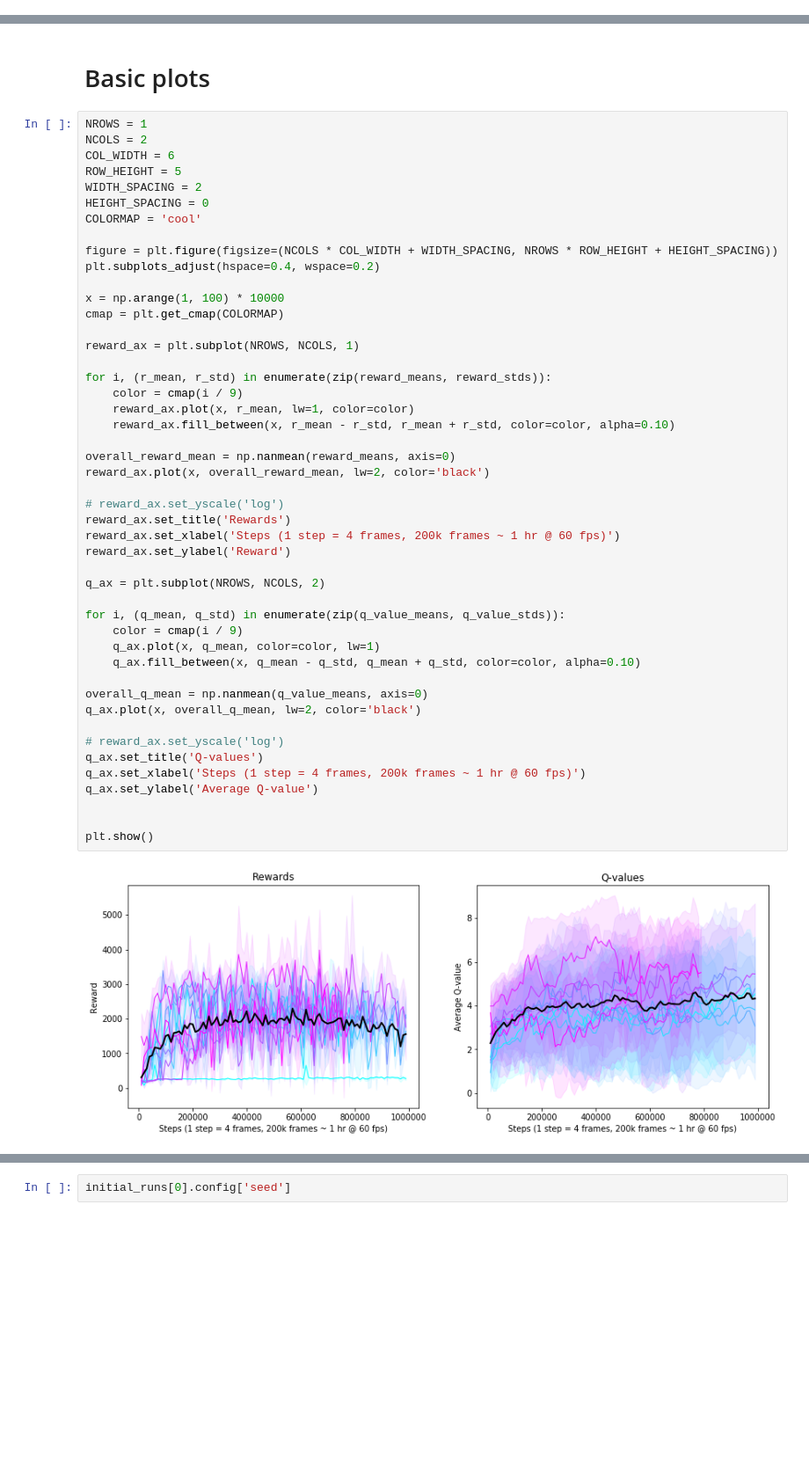
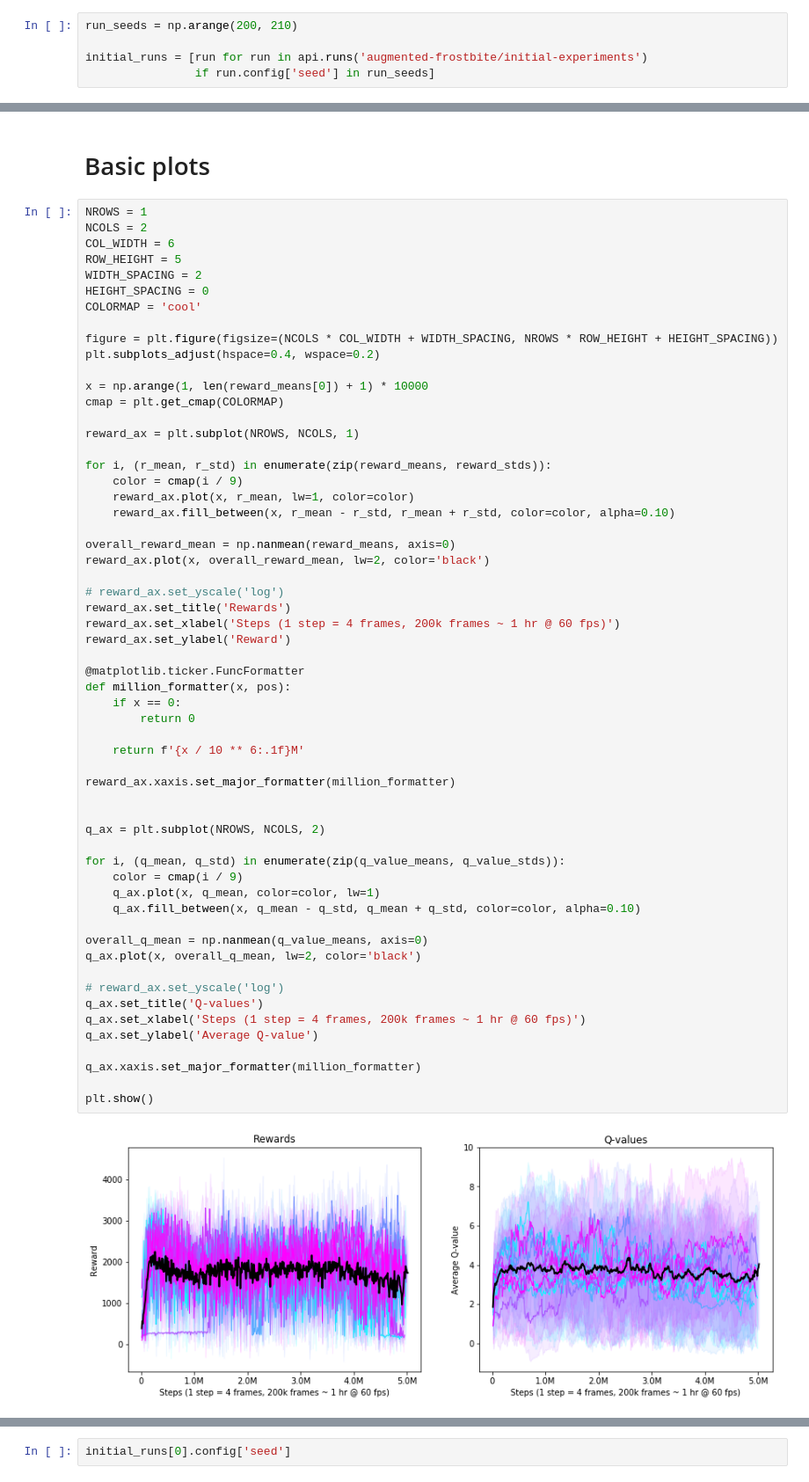
Before and after one commit to guydav/Rainbow, a Jupyter notebook: notebooks/initial_plots.ipynb, the cells around one changed output, grey strips where cells are left out. Shown at 88% size. Saved outputs shown, nothing was run; the diff lists cells and outputs as text; blank space fills up the shorter version.

```diff
--- a/notebooks/initial_plots.ipynb
+++ b/notebooks/initial_plots.ipynb
@@ -31,3 +29,8 @@ initial_runs = api.runs('augmented-frostbite/initial-experiments')
+# %%
+run_seeds = np.arange(200, 210)
+
+initial_runs = [run for run in api.runs('augmented-frostbite/initial-experiments')
+                if run.config['seed'] in run_seeds]
 # %%
 q_value_means = []
 q_value_stds = []
@@ -74,7 +77,7 @@ COLORMAP = 'cool'
 figure = plt.figure(figsize=(NCOLS * COL_WIDTH + WIDTH_SPACING, NROWS * ROW_HEIGHT + HEIGHT_SPACING))
 plt.subplots_adjust(hspace=0.4, wspace=0.2)
 
-x = np.arange(1, 100) * 10000
+x = np.arange(1, len(reward_means[0]) + 1) * 10000
 cmap = plt.get_cmap(COLORMAP)
 
 reward_ax = plt.subplot(NROWS, NCOLS, 1)
@@ -83,33 +86,44 @@ for i, (r_mean, r_std) in enumerate(zip(reward_means, reward_stds)):
     color = cmap(i / 9)
     reward_ax.plot(x, r_mean, lw=1, color=color)
     reward_ax.fill_between(x, r_mean - r_std, r_mean + r_std, color=color, alpha=0.10)
 
 overall_reward_mean = np.nanmean(reward_means, axis=0)
 reward_ax.plot(x, overall_reward_mean, lw=2, color='black')
 
 # reward_ax.set_yscale('log')
 reward_ax.set_title('Rewards')
 reward_ax.set_xlabel('Steps (1 step = 4 frames, 200k frames ~ 1 hr @ 60 fps)')
 reward_ax.set_ylabel('Reward')
 
+@matplotlib.ticker.FuncFormatter
+def million_formatter(x, pos):
+    if x == 0:
+        return 0
+
+    return f'{x / 10 ** 6:.1f}M'
+
+reward_ax.xaxis.set_major_formatter(million_formatter)
+
+
 q_ax = plt.subplot(NROWS, NCOLS, 2)
 
 for i, (q_mean, q_std) in enumerate(zip(q_value_means, q_value_stds)):
     color = cmap(i / 9)
     q_ax.plot(x, q_mean, color=color, lw=1)
     q_ax.fill_between(x, q_mean - q_std, q_mean + q_std, color=color, alpha=0.10)
 
 overall_q_mean = np.nanmean(q_value_means, axis=0)
 q_ax.plot(x, overall_q_mean, lw=2, color='black')
 
 # reward_ax.set_yscale('log')
 q_ax.set_title('Q-values')
 q_ax.set_xlabel('Steps (1 step = 4 frames, 200k frames ~ 1 hr @ 60 fps)')
 q_ax.set_ylabel('Average Q-value')
 
+q_ax.xaxis.set_major_formatter(million_formatter)
 
 plt.show()
 # %% [output]
-[figure, old version]
+[figure, new version]
 # %%
 # %% [output]
```
Also changed, not shown: parts of 3 cells of this notebook, 2 other files.
